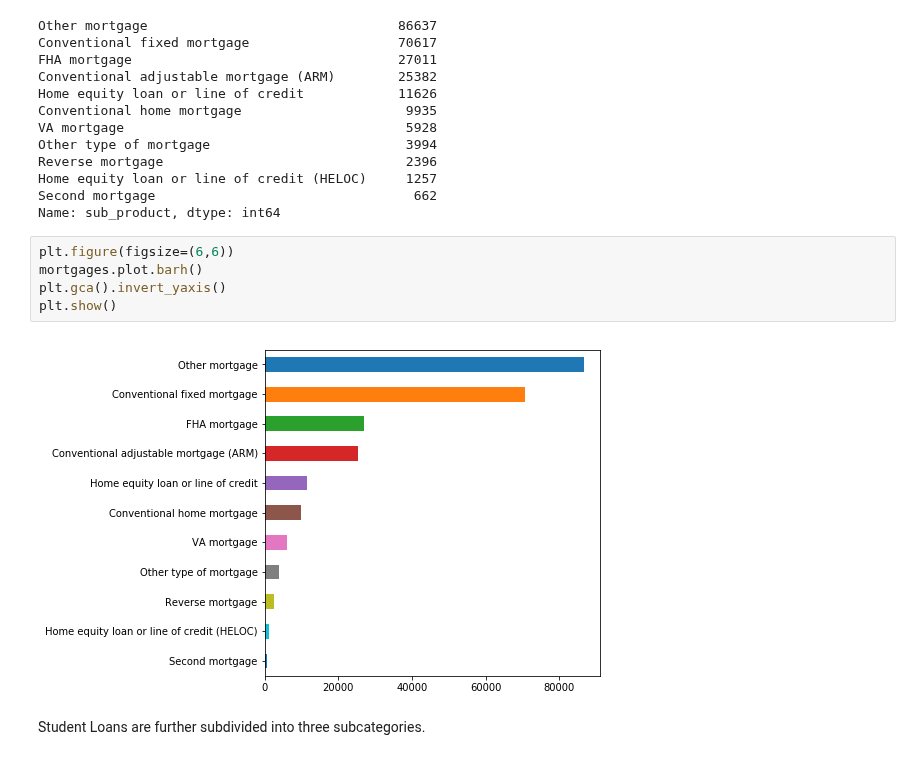
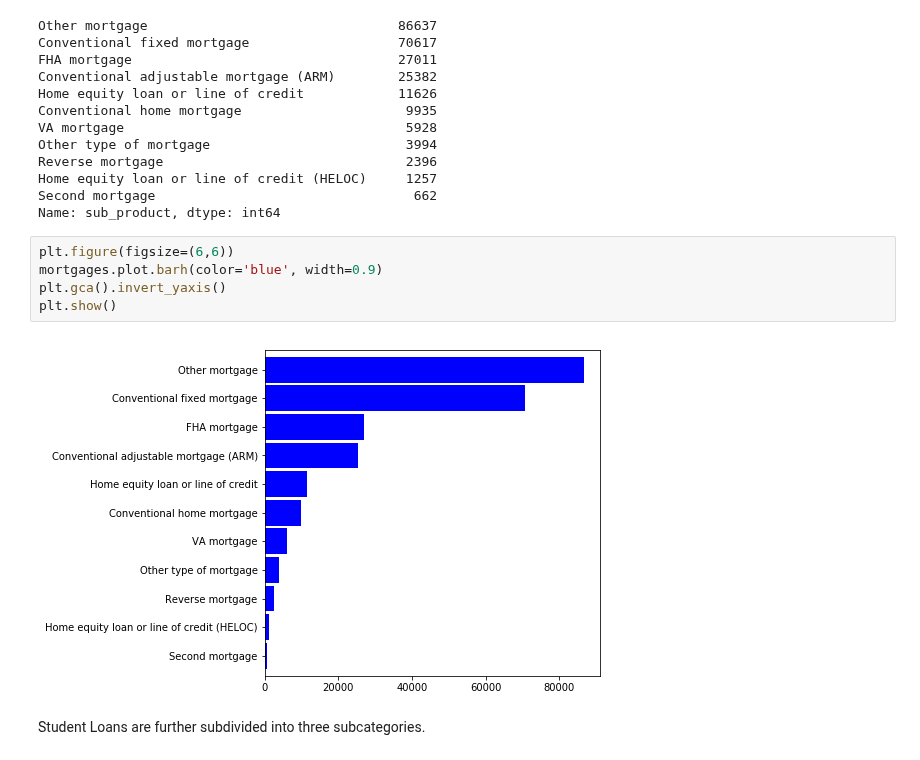
Before and after one commit to Halvinn/cfpb_complaints, a Jupyter notebook: cfpb_complaints.ipynb, the cells around one changed output. Saved outputs shown, nothing was run; the diff lists cells and outputs as text.

Commit message:
Complaints by company edited. Changed bar graph color.

```diff
--- a/cfpb_complaints.ipynb
+++ b/cfpb_complaints.ipynb
@@ -183,11 +183,11 @@ Second mortgage                                 662
 Name: sub_product, dtype: int64
 # %%
 plt.figure(figsize=(6,6))
-mortgages.plot.barh()
+mortgages.plot.barh(color='blue', width=0.9)
 plt.gca().invert_yaxis()
 plt.show()
 # %% [output]
-[figure, old version]
+[figure, new version]
 # %% [markdown]
 Student Loans are further subdivided into three subcategories.
 # %%
```
Also changed, not shown: parts of 3 cells of this notebook.
